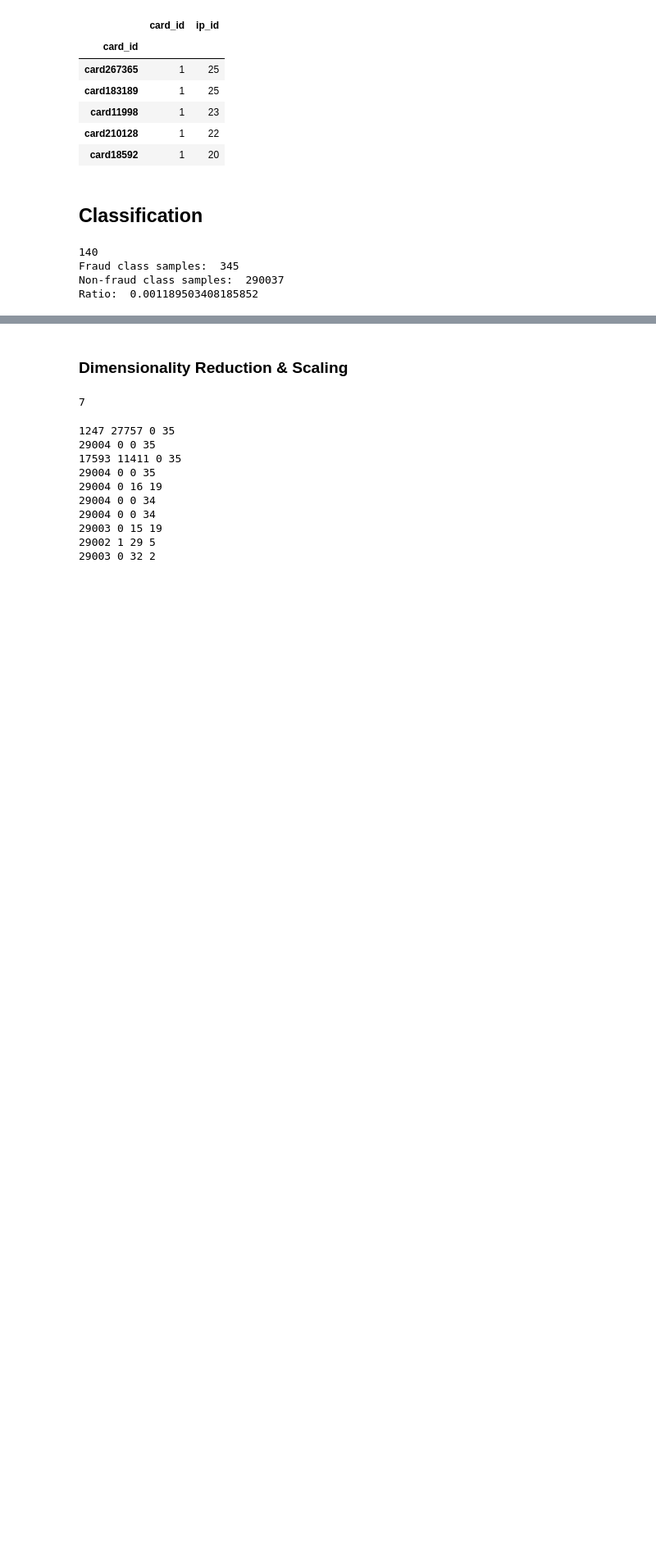
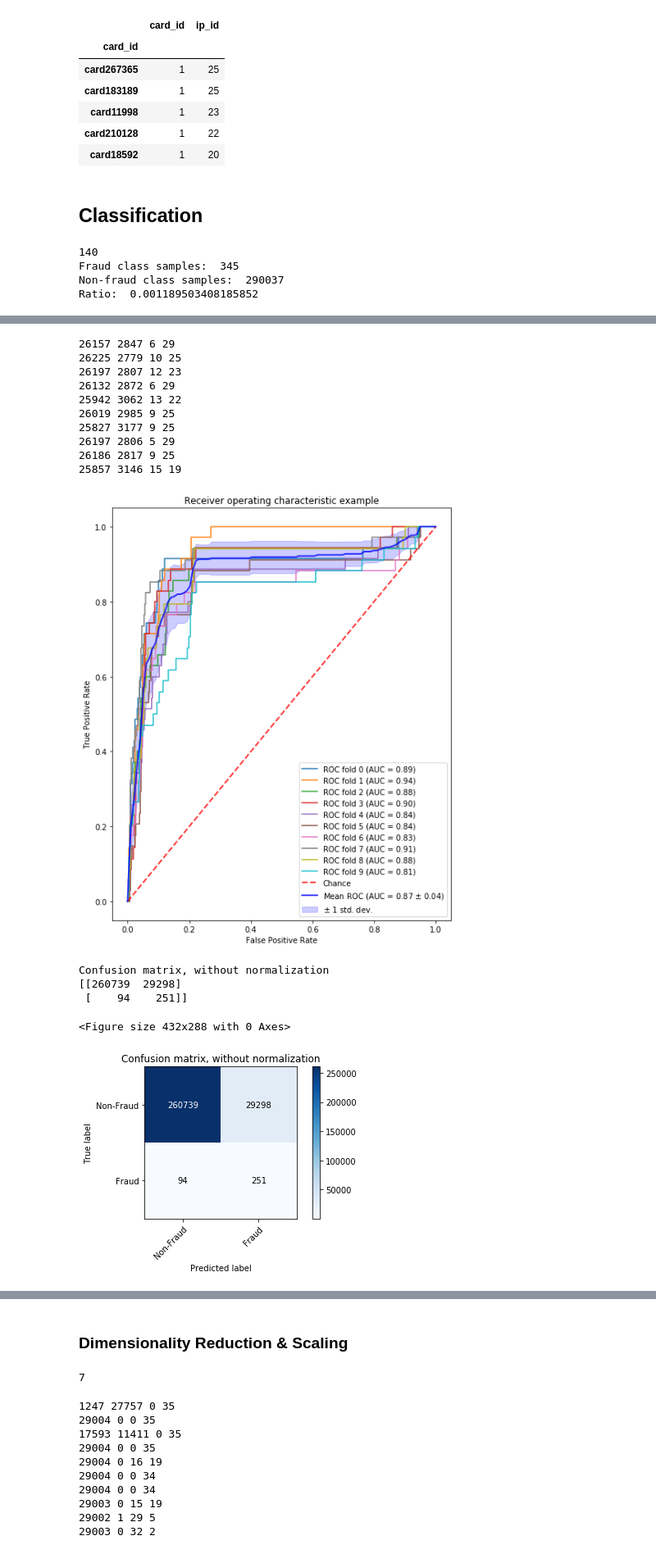
Before and after one commit to giannislelekas/CS4035, a Jupyter notebook: lab1/Lab1.ipynb, the cells around one changed output, grey strips where cells are left out. Shown at 82% size. Cells and saved outputs as stored; diff of their text form; code cells hidden in the pictures; blank space fills up the shorter version.

```diff
--- a/lab1/Lab1.ipynb
+++ b/lab1/Lab1.ipynb
@@ -242,3 +244,24 @@ Confusion matrix, without normalization
+# %%
+# Modifying class priors for GaussianNB
+clf = GaussianNB(priors = [0.99, 0.01])
+m_tpr, std_tpr, m_auc, std_auc, cm = roc_analysis(X, y, clf, cv, True, False)
+# %% [output]
+26157 2847 6 29
+26225 2779 10 25
+26197 2807 12 23
+26132 2872 6 29
+25942 3062 13 22
+26019 2985 9 25
+25827 3177 9 25
+26197 2806 5 29
+26186 2817 9 25
+25857 3146 15 19
+[figure, added]
+Confusion matrix, without normalization
+[[260739  29298]
+ [    94    251]]
+<Figure size 432x288 with 0 Axes>
+[figure, added]
 # %%
 from  sklearn.linear_model import LogisticRegression as LR
 
```
Also changed, not shown: parts of 10 cells of this notebook, 2 other files.
